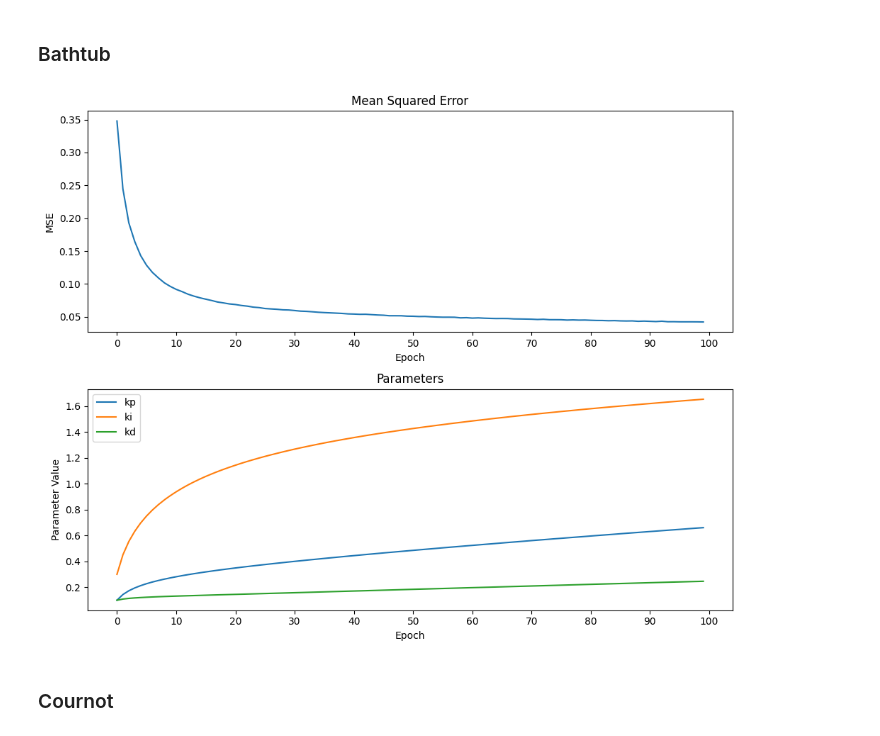
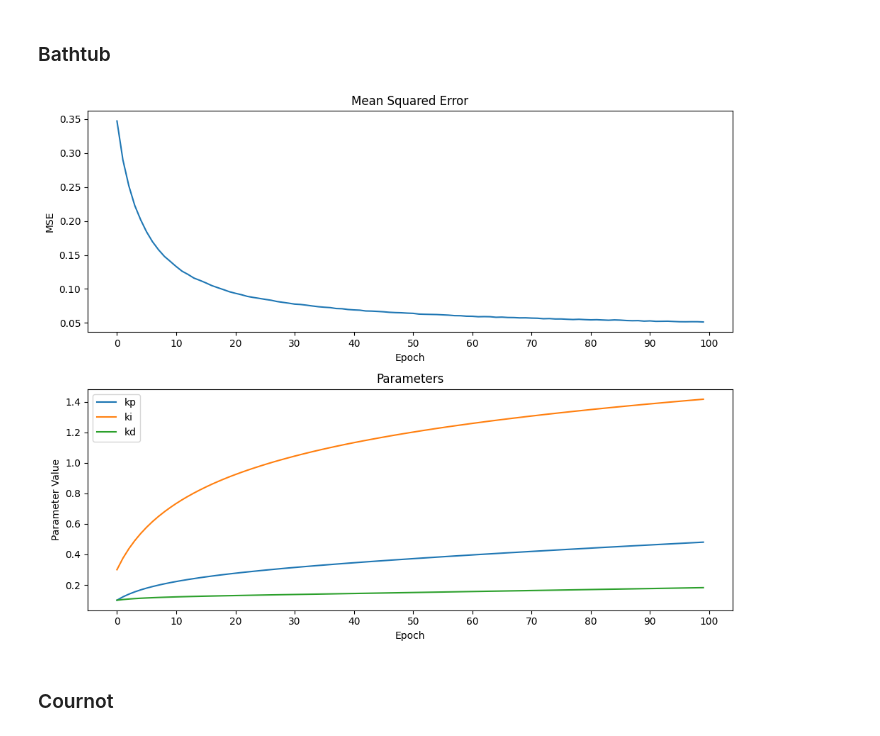
Before and after one commit to elibir/it3105-jax-project, a Jupyter notebook: notebooks/classic_pid_demo.ipynb, the cells around one changed output. Drawn from its saved outputs; the diff is of its cells as text; code cells hidden in the pictures.

```diff
--- a/notebooks/classic_pid_demo.ipynb
+++ b/notebooks/classic_pid_demo.ipynb
@@ -15,28 +15,28 @@ from plot_utils import plot_classic_pid
 # %%
 ### Bathtub params:
 A = 10.0      # cross-sectional area
 C = A/100   # cross-sectional-drain area
 H = 10.0      # initial height
 g = 9.8     # gravitational constant
 
 ### ConSys params:
 no_epochs = 100
 timesteps_per_epoch = 10
-learning_rate = 0.2
+learning_rate = 0.1
 min_noise_value = -0.01
 max_noise_value = 0.01
 
 ### Controller params:
 controller_params = [0.1, 0.3, 0.1]     # kp, ki, kd
 
 controller = ClassicPidController()
 plant = Bathtub(A, C, H, g)
 consys = ConSys(controller, plant, no_epochs, timesteps_per_epoch, learning_rate, min_noise_value, max_noise_value)
-mse_list, params_matrix = consys.simulate(controller_params)
+mse_list, params_matrix = consys.simulate(controller_params, verbose=False)
 
 plot_classic_pid(mse_list, params_matrix)
 # %% [output]
-[figure, old version]
+[figure, new version]
 # %% [markdown]
 ### Cournot
 # %%
```
Also changed, not shown: parts of 2 cells of this notebook, 6 other files.
